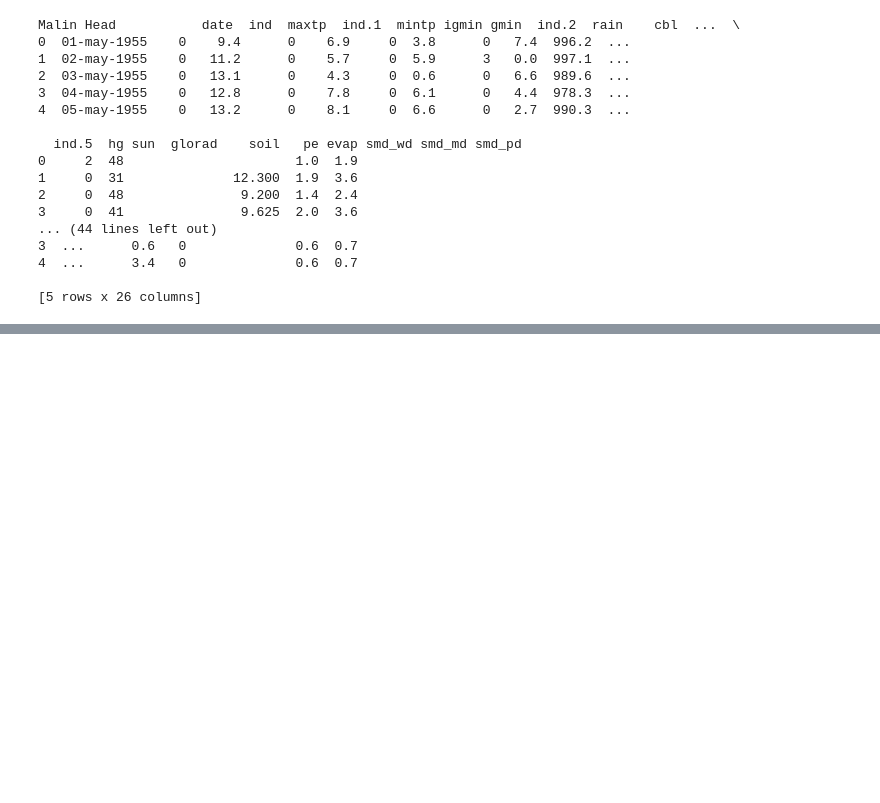
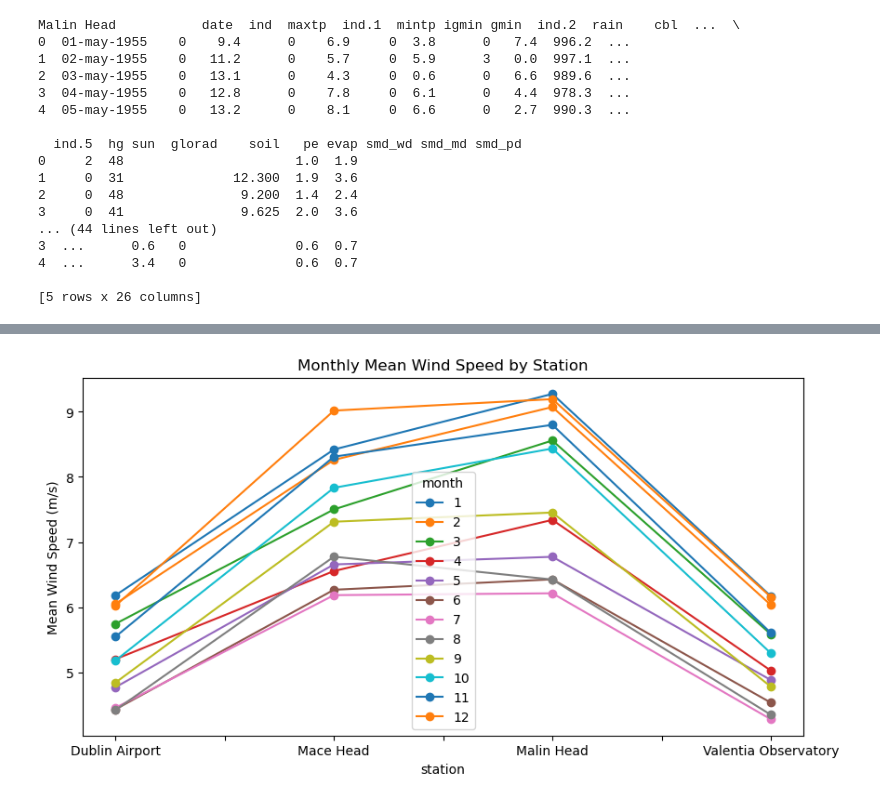
Before and after one commit to fin81985/PFDA-Project, a Jupyter notebook: wind_analysis.ipynb, the cells around one changed output, grey strips where cells are left out. Cells and saved outputs as stored; diff of their text form; code cells hidden in the pictures; blank space fills up the shorter version.

```diff
--- a/wind_analysis.ipynb
+++ b/wind_analysis.ipynb
@@ -178,0 +267,4 @@ for name, df in data.items():
+# %%
+monthly_wind = combined_df.groupby(['station', 'month'])['wind_speed_ms'].mean().unstack()
+
+print(monthly_wind)
@@ -178,0 +292,7 @@ for name, df in data.items():
+# %%
+monthly_wind.plot(figsize=(10,5), marker='o')
+plt.ylabel('Mean Wind Speed (m/s)')
+plt.title('Monthly Mean Wind Speed by Station')
+plt.show()
+# %% [output]
+[figure, added]
```
Also changed, not shown: parts of 14 cells of this notebook.
